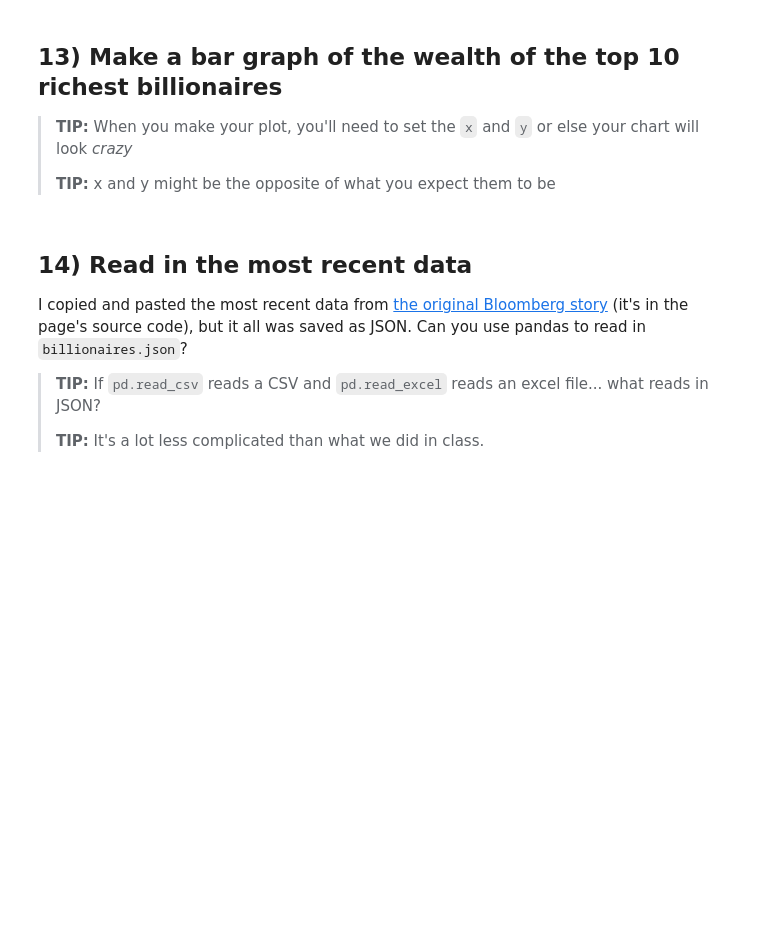
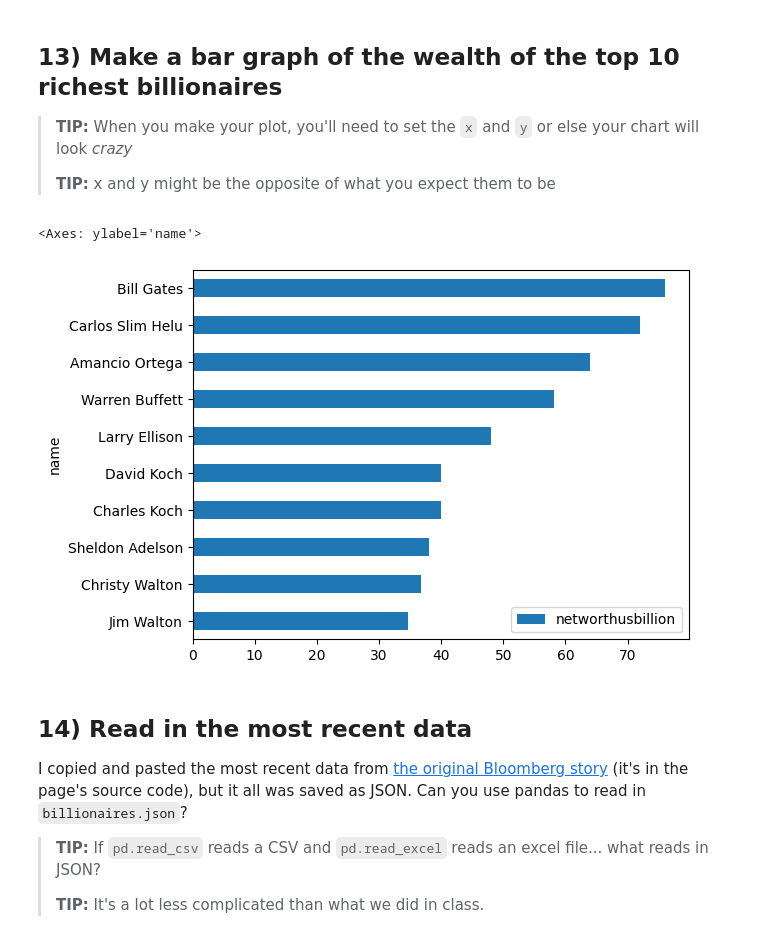
Before and after one commit to tufanjee/06-homework, a Jupyter notebook: 02-Billionaires.ipynb, the cells around one changed output. Drawn from its saved outputs; the diff is of its cells as text; code cells hidden in the pictures; blank space fills up the shorter version.

```diff
--- a/02-Billionaires.ipynb
+++ b/02-Billionaires.ipynb
@@ -88,6 +253,11 @@ It's more fun to do this in Altair as compared to matplotlib, but either is fine
 > **TIP:** When you make your plot, you'll need to set the `x` and `y` or else your chart will look _crazy_
 >
 > **TIP:** x and y might be the opposite of what you expect them to be
+# %%
+df.nlargest(10, 'networthusbillion')[['name', 'networthusbillion']].sort_values('networthusbillion').plot(x='name', y='networthusbillion', kind='barh')
+# %% [output]
+<Axes: ylabel='name'>
+[figure, added]
 # %% [markdown]
 ## 14) Read in the most recent data
 
```
Also changed, not shown: parts of 22 cells of this notebook, 1 other file.
